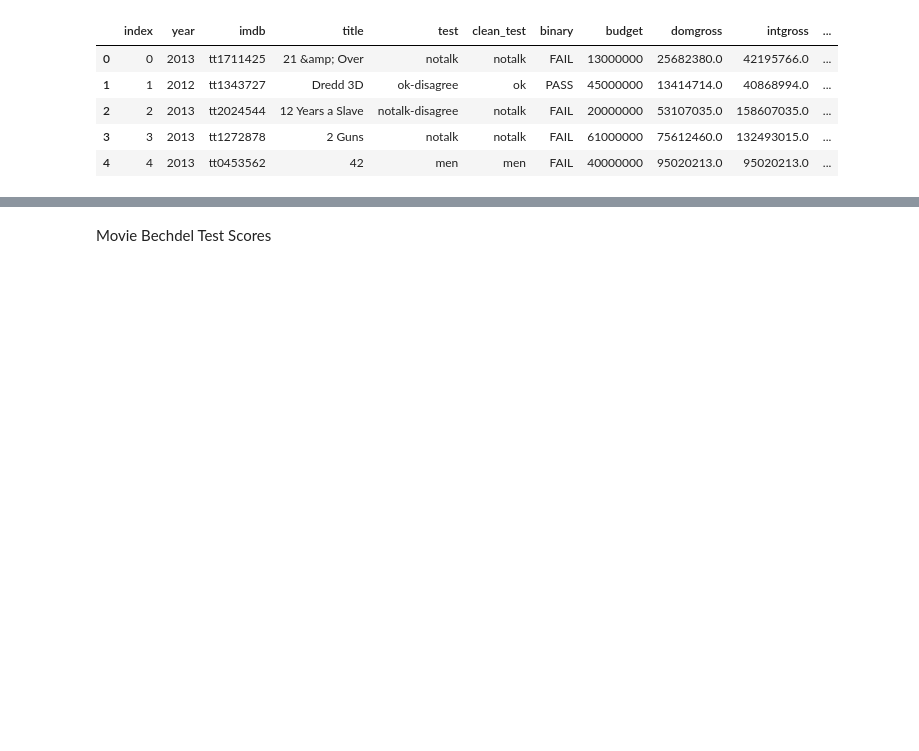
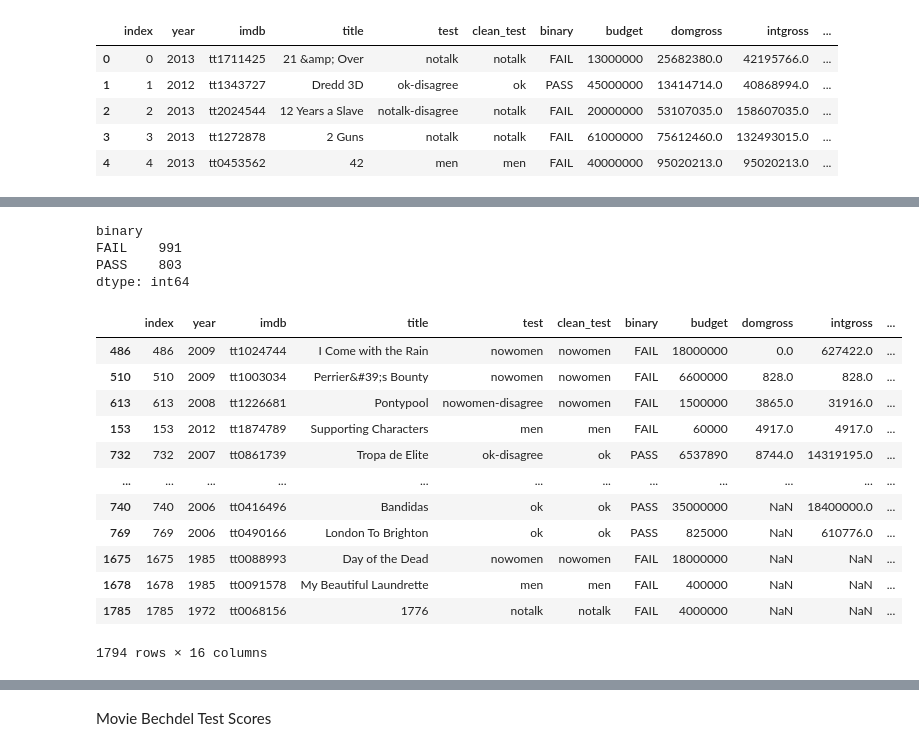
Before and after one commit to berjusti/IronHackLabs, a Jupyter notebook: Week 5/MidTermProject.ipynb, the cells around one changed output, grey strips where cells are left out. Drawn from its saved outputs; the diff is of its cells as text; code cells hidden in the pictures; blank space fills up the shorter version.

```diff
--- a/Week 5/MidTermProject.ipynb
+++ b/Week 5/MidTermProject.ipynb
@@ -22,0 +76,23 @@ df.head()
+# %%
+bechdel_pass_sorted.value_counts('binary')
+# %% [output]
+binary
+FAIL    991
+PASS    803
+dtype: int64
+# %%
+ df.sort_values('domgross')
+# %% [output]
+|  | index | year | imdb | title | test | clean_test | binary | budget | domgross | intgross | ... |
+| 486 | 486 | 2009 | tt1024744 | I Come with the Rain | nowomen | nowomen | FAIL | 18000000 | 0.0 | 627422.0 | ... |
+| 510 | 510 | 2009 | tt1003034 | Perrier&#39;s Bounty | nowomen | nowomen | FAIL | 6600000 | 828.0 | 828.0 | ... |
+| 613 | 613 | 2008 | tt1226681 | Pontypool | nowomen-disagree | nowomen | FAIL | 1500000 | 3865.0 | 31916.0 | ... |
+| 153 | 153 | 2012 | tt1874789 | Supporting Characters | men | men | FAIL | 60000 | 4917.0 | 4917.0 | ... |
+| 732 | 732 | 2007 | tt0861739 | Tropa de Elite | ok-disagree | ok | PASS | 6537890 | 8744.0 | 14319195.0 | ... |
+| ... | ... | ... | ... | ... | ... | ... | ... | ... | ... | ... | ... |
+| 740 | 740 | 2006 | tt0416496 | Bandidas | ok | ok | PASS | 35000000 | NaN | 18400000.0 | ... |
+| 769 | 769 | 2006 | tt0490166 | London To Brighton | ok | ok | PASS | 825000 | NaN | 610776.0 | ... |
+| 1675 | 1675 | 1985 | tt0088993 | Day of the Dead | nowomen | nowomen | FAIL | 18000000 | NaN | NaN | ... |
+| 1678 | 1678 | 1985 | tt0091578 | My Beautiful Laundrette | men | men | FAIL | 400000 | NaN | NaN | ... |
+| 1785 | 1785 | 1972 | tt0068156 | 1776 | notalk | notalk | FAIL | 4000000 | NaN | NaN | ... |
+1794 rows × 16 columns
```
Also changed, not shown: parts of 19 cells of this notebook, 24 other files.
